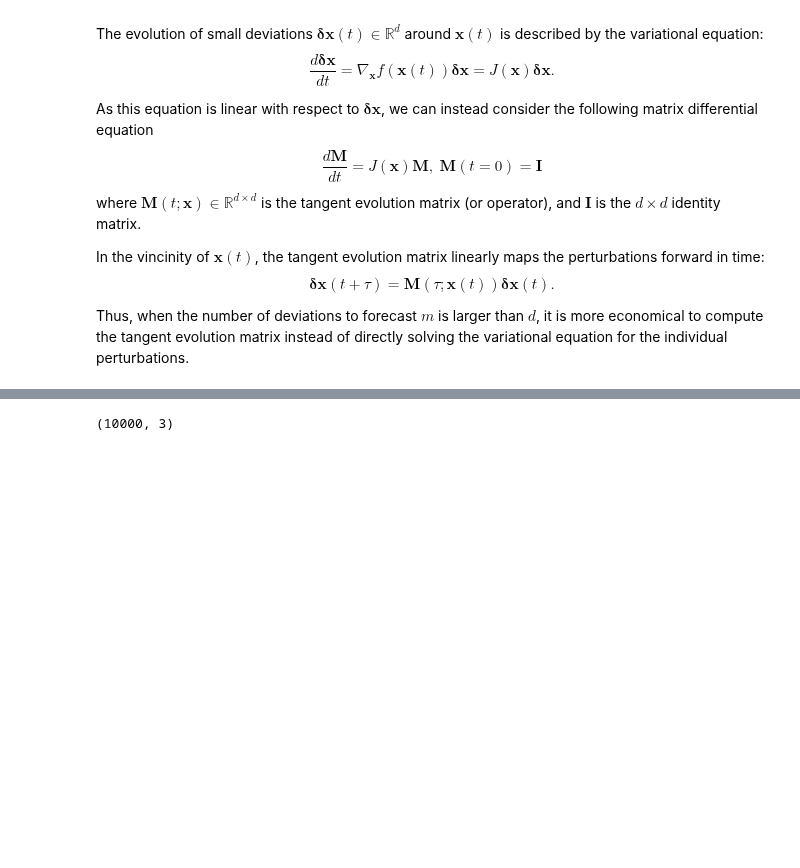
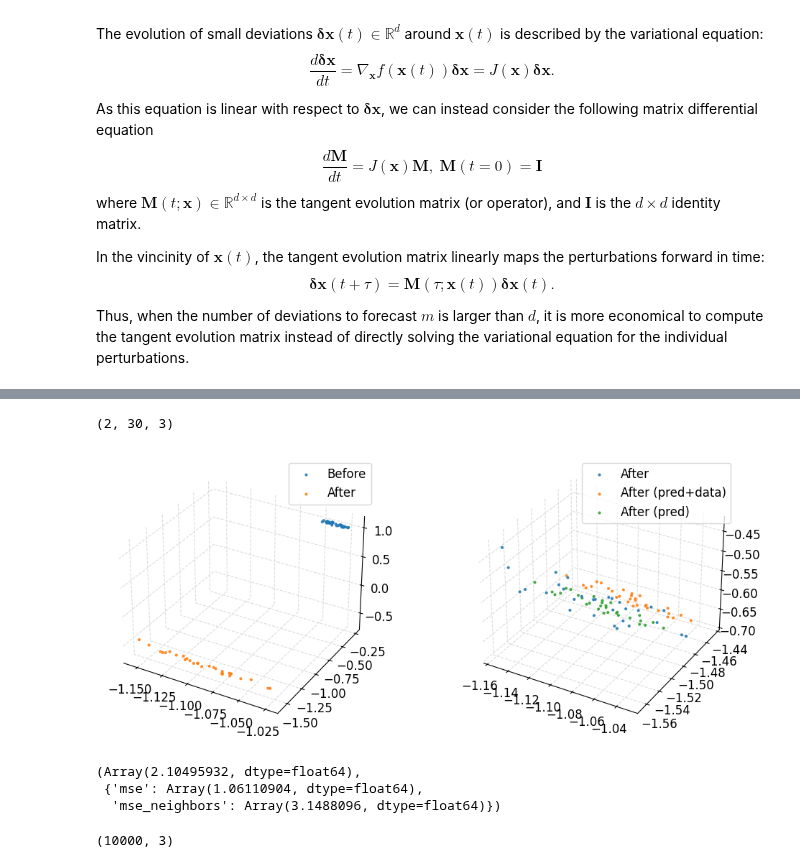
Before and after one commit to Jhko725/sandbox, a Jupyter notebook: notebooks/analysis/tangent_evolution.ipynb, the cells around one changed output, grey strips where cells are left out. Drawn from its saved outputs; the diff is of its cells as text; code cells hidden in the pictures; blank space fills up the shorter version.

```diff
--- a/notebooks/analysis/tangent_evolution.ipynb
+++ b/notebooks/analysis/tangent_evolution.ipynb
@@ -59,0 +78,22 @@ lorenz_scaled = TransformedODE(Lorenz63(), transform)
+# %%
+idx_u = 1000
+
+t = batch[0][idx_u]
+u = batch[1][idx_u]
+u_nn = batch[2][idx_u]
+du_nn = u_nn - jnp.expand_dims(u, -2)
+
+
+tangent_ode = TangentODE(TransformedODE(Lorenz63(), transform))
+
+u_pred, du_nn_pred = solve_ode(
+    tangent_ode,
+    t,
+    (u[0], du_nn[0].T),
+    rtol=1e-4,
+    atol=1e-6,
+    max_steps=None,
+)
+du_nn_pred = jnp.permute_dims(du_nn_pred, (0, 2, 1))
+u_nn_pred1 = jnp.expand_dims(u, -2) + du_nn_pred
+u_nn_pred2 = jnp.expand_dims(u_pred, -2) + du_nn_pred
@@ -60,3 +103,33 @@ lorenz_scaled = TransformedODE(Lorenz63(), transform)
+# %%
+u_nn_pred1.shape
+# %% [output]
+(2, 30, 3)
+# %%
+fig, axes = plt.subplots(1, 2, figsize=(10, 4), subplot_kw={"projection": "3d"})
+scatter_kwargs = {"s": 4.0, "alpha": 0.8}
+axes[0].scatter(*u_nn[0].T, label="Before", **scatter_kwargs)
+axes[0].scatter(*u_nn[1].T, label="After", **scatter_kwargs)
+
+# axes[1].scatter(*u_nn0[1:].T, label="Before", s=2.0, alpha=0.2)
+axes[1].scatter(*u_nn[1].T, label="After", **scatter_kwargs)
+axes[1].scatter(*u_nn_pred1[1].T, label="After (pred+data)", **scatter_kwargs)
+axes[1].scatter(*u_nn_pred2[1].T, label="After (pred)", **scatter_kwargs)
+
+for ax in axes:
+    ax.legend()
+
+## TODO: Compare how different metrics degrade as a function of noise amplitude
+# ex. MSE between neighborhood positions, a more distribution-based metric, normal vectors, etc.
+# %% [output]
+[figure, added]
+# %%
+loss_fn = NeighborhoodMSELoss()
+model = NeuralNeighborhoodFlow(NeuralODE(3, 32, 3))
+loss_fn(model, batch, None)
+# %% [output]
+(Array(2.10495932, dtype=float64),
+ {'mse': Array(1.06110904, dtype=float64),
+  'mse_neighbors': Array(3.1488096, dtype=float64)})
 # %%
 def tangent_evolution_matrix(
     ode: AbstractODE,
```
Also changed, not shown: parts of 6 cells of this notebook, 14 other files.
